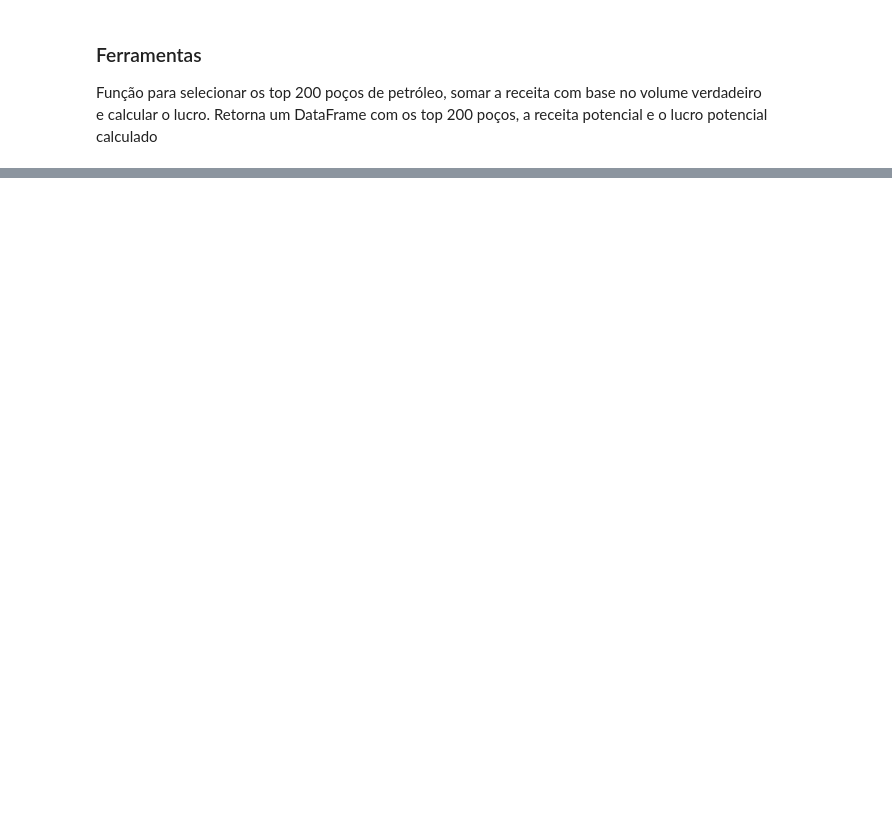
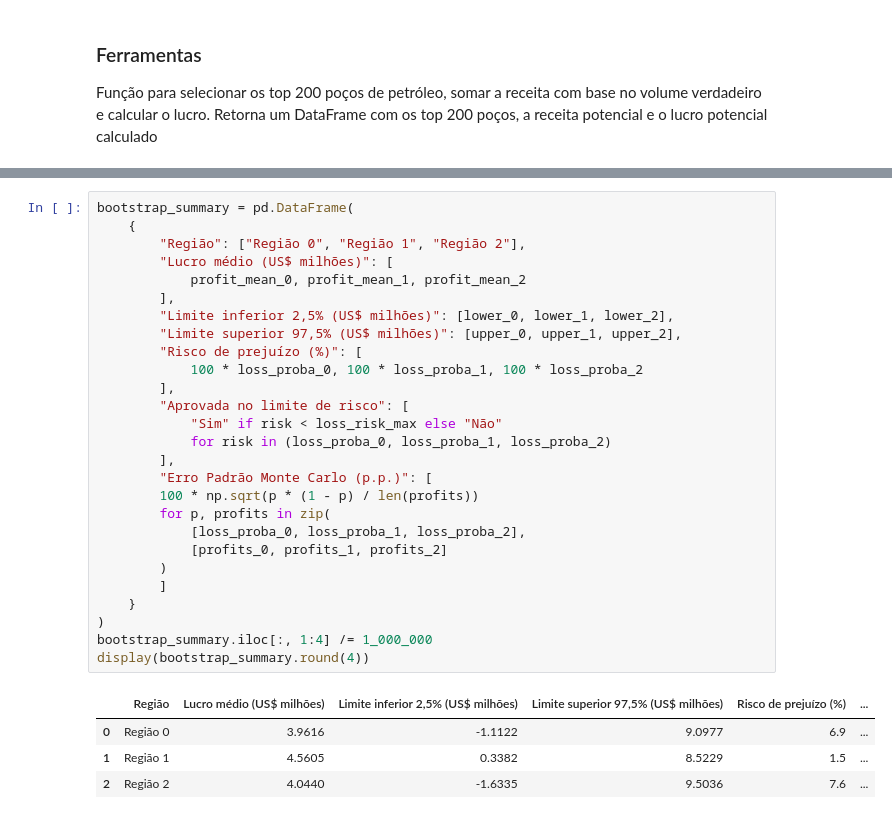
Before and after one commit to danendless/TT-Sprint10-Project, a Jupyter notebook: notebooks/sprint10_project.ipynb, the cells around one changed output, grey strips where cells are left out. Drawn from its saved outputs; the diff is of its cells as text; blank space fills up the shorter version.

```diff
--- a/notebooks/sprint10_project.ipynb
+++ b/notebooks/sprint10_project.ipynb
@@ -491,0 +517,32 @@ Na questão #4, nós selecionamos os 200 melhores poços em valores previstos pe
+# %%
+bootstrap_summary = pd.DataFrame(
+    {
+        "Região": ["Região 0", "Região 1", "Região 2"],
+        "Lucro médio (US$ milhões)": [
+            profit_mean_0, profit_mean_1, profit_mean_2
+        ],
+        "Limite inferior 2,5% (US$ milhões)": [lower_0, lower_1, lower_2],
+        "Limite superior 97,5% (US$ milhões)": [upper_0, upper_1, upper_2],
+        "Risco de prejuízo (%)": [
+            100 * loss_proba_0, 100 * loss_proba_1, 100 * loss_proba_2
+        ],
+        "Aprovada no limite de risco": [
+            "Sim" if risk < loss_risk_max else "Não"
+            for risk in (loss_proba_0, loss_proba_1, loss_proba_2)
+        ],
+        "Erro Padrão Monte Carlo (p.p.)": [
+        100 * np.sqrt(p * (1 - p) / len(profits))
+        for p, profits in zip(
+            [loss_proba_0, loss_proba_1, loss_proba_2],
+            [profits_0, profits_1, profits_2]
+        )
+        ]
+    }
+)
+bootstrap_summary.iloc[:, 1:4] /= 1_000_000
+display(bootstrap_summary.round(4))
+# %% [output]
+|  | Região | Lucro médio (US$ milhões) | Limite inferior 2,5% (US$ milhões) | Limite superior 97,5% (US$ milhões) | Risco de prejuízo (%) | ... |
+| 0 | Região 0 | 3.9616 | -1.1122 | 9.0977 | 6.9 | ... |
+| 1 | Região 1 | 4.5605 | 0.3382 | 8.5229 | 1.5 | ... |
+| 2 | Região 2 | 4.0440 | -1.6335 | 9.5036 | 7.6 | ... |
```
Also changed, not shown: parts of 95 cells of this notebook, 5 other files.
